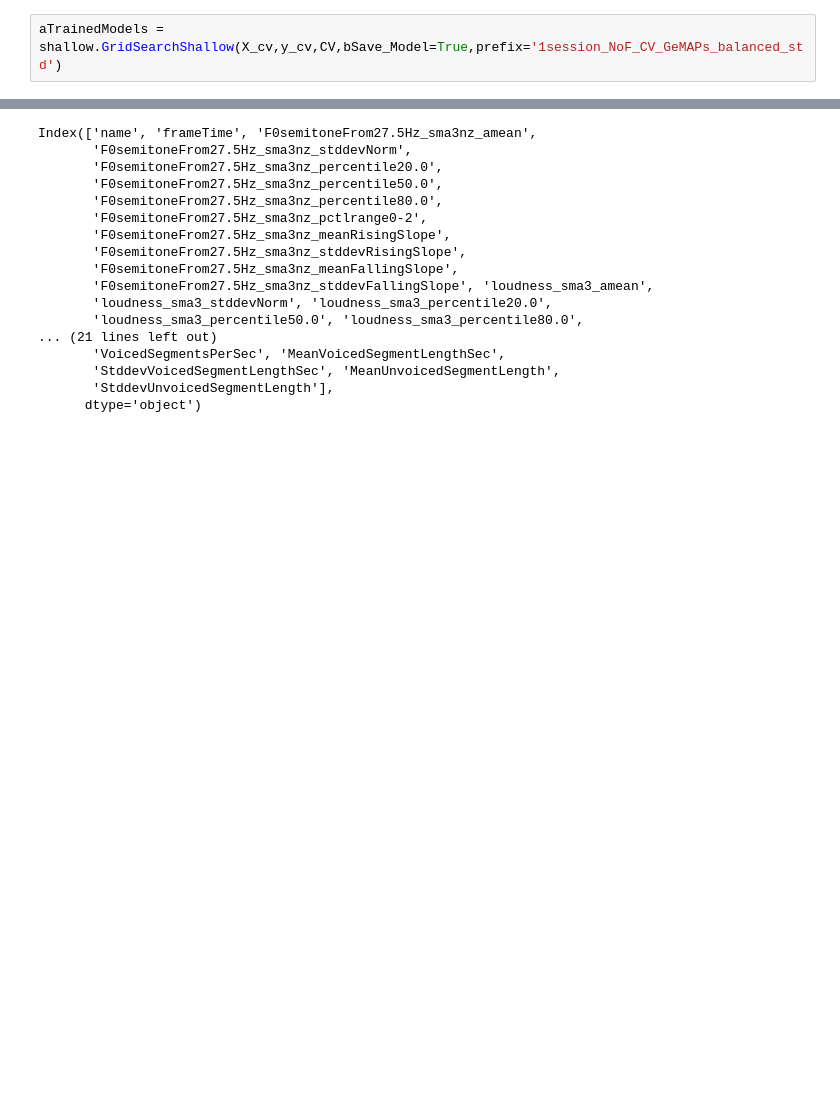
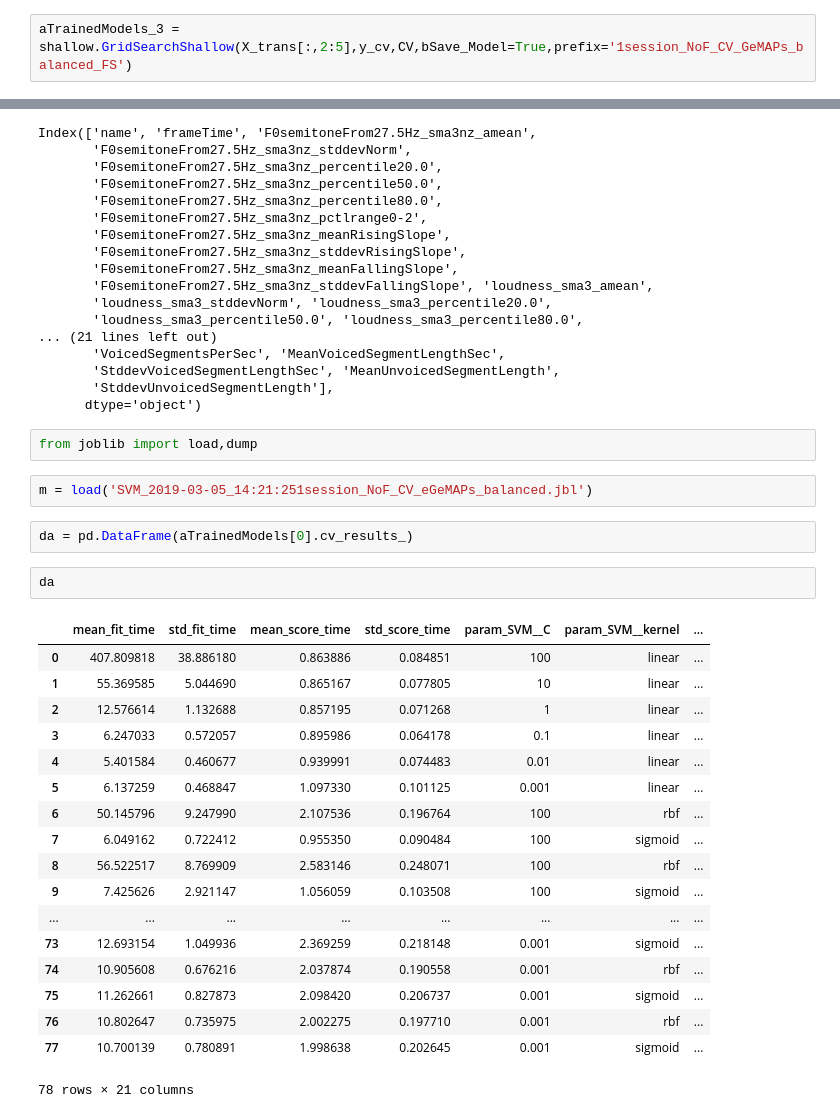
Before and after one commit to mostafashahin/SSD_Detection, a Jupyter notebook: Main.ipynb, the cells around one changed output, grey strips where cells are left out. Drawn from its saved outputs; the diff is of its cells as text; blank space fills up the shorter version.

```diff
--- a/Main.ipynb
+++ b/Main.ipynb
@@ -486,7 +486,7 @@ UPX 1 20 4927
 2 4365;6066 404;1719
 3 4066;5548 703;2237
 # %%
-aTrainedModels = shallow.GridSearchShallow(X_cv,y_cv,CV,bSave_Model=True,prefix='1session_NoF_CV_GeMAPs_balanced_std')
+aTrainedModels_3 = shallow.GridSearchShallow(X_trans[:,2:5],y_cv,CV,bSave_Model=True,prefix='1session_NoF_CV_GeMAPs_balanced_FS')
 # %% [output]
 Fitting 4 folds for each of 78 candidates, totalling 312 fits
 [CV] SVM__C=100, SVM__kernel=linear ..................................
@@ -542,3 +542,30 @@ Index(['name', 'frameTime', 'F0semitoneFrom27.5Hz_sma3nz_amean',
        'StddevVoicedSegmentLengthSec', 'MeanUnvoicedSegmentLength',
        'StddevUnvoicedSegmentLength'],
       dtype='object')
+# %%
+from joblib import load,dump
+# %%
+m = load('SVM_2019-03-05_14:21:251session_NoF_CV_eGeMAPs_balanced.jbl')
+# %%
+da = pd.DataFrame(aTrainedModels[0].cv_results_)
+# %%
+da
+# %% [output]
+|  | mean_fit_time | std_fit_time | mean_score_time | std_score_time | param_SVM__C | param_SVM__kernel | ... |
+| 0 | 407.809818 | 38.886180 | 0.863886 | 0.084851 | 100 | linear | ... |
+| 1 | 55.369585 | 5.044690 | 0.865167 | 0.077805 | 10 | linear | ... |
+| 2 | 12.576614 | 1.132688 | 0.857195 | 0.071268 | 1 | linear | ... |
+| 3 | 6.247033 | 0.572057 | 0.895986 | 0.064178 | 0.1 | linear | ... |
+| 4 | 5.401584 | 0.460677 | 0.939991 | 0.074483 | 0.01 | linear | ... |
+| 5 | 6.137259 | 0.468847 | 1.097330 | 0.101125 | 0.001 | linear | ... |
+| 6 | 50.145796 | 9.247990 | 2.107536 | 0.196764 | 100 | rbf | ... |
+| 7 | 6.049162 | 0.722412 | 0.955350 | 0.090484 | 100 | sigmoid | ... |
+| 8 | 56.522517 | 8.769909 | 2.583146 | 0.248071 | 100 | rbf | ... |
+| 9 | 7.425626 | 2.921147 | 1.056059 | 0.103508 | 100 | sigmoid | ... |
+| ... | ... | ... | ... | ... | ... | ... | ... |
+| 73 | 12.693154 | 1.049936 | 2.369259 | 0.218148 | 0.001 | sigmoid | ... |
+| 74 | 10.905608 | 0.676216 | 2.037874 | 0.190558 | 0.001 | rbf | ... |
+| 75 | 11.262661 | 0.827873 | 2.098420 | 0.206737 | 0.001 | sigmoid | ... |
+| 76 | 10.802647 | 0.735975 | 2.002275 | 0.197710 | 0.001 | rbf | ... |
+| 77 | 10.700139 | 0.780891 | 1.998638 | 0.202645 | 0.001 | sigmoid | ... |
+78 rows × 21 columns
```
Also changed, not shown: parts of 19 cells of this notebook, 15 other files.
